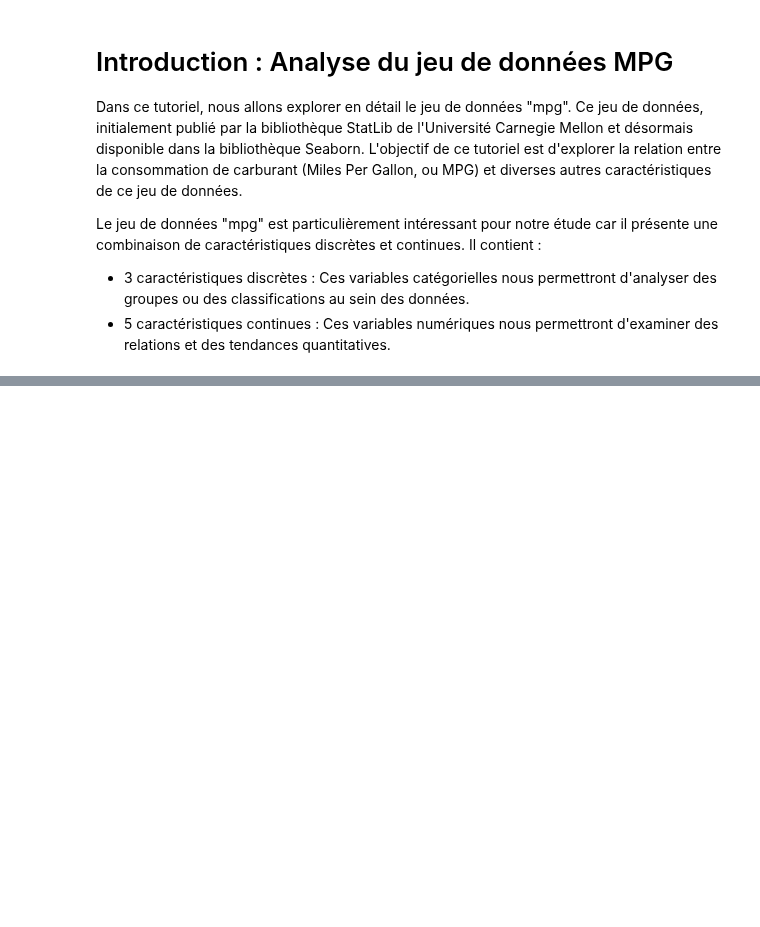
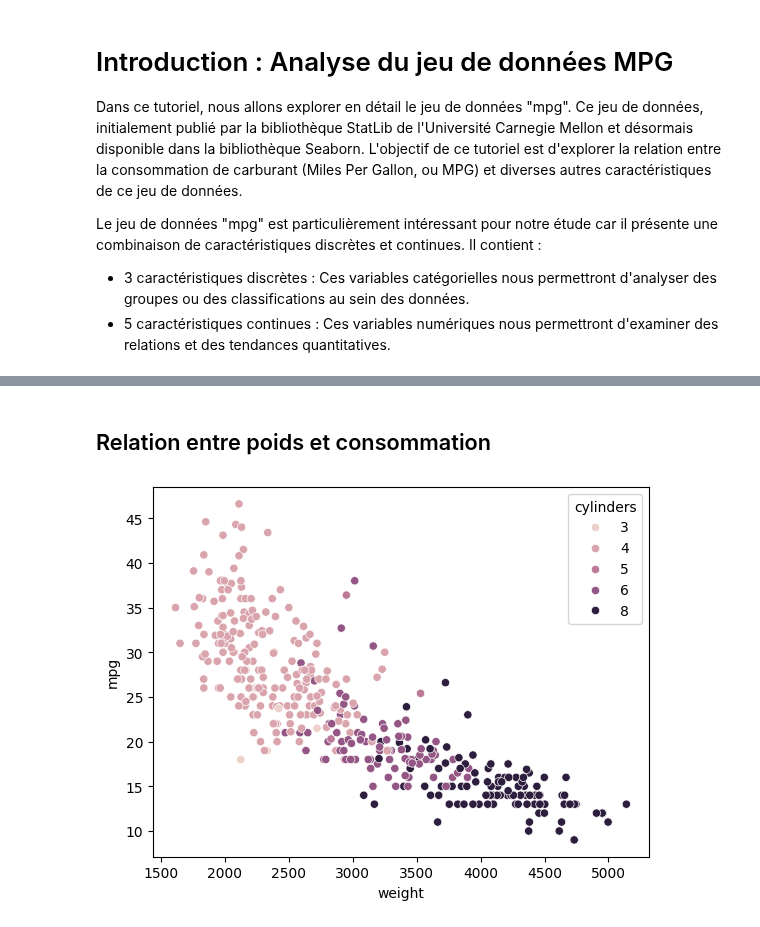
Before and after one commit to rosanajurdi/Data_Visualization_Course, a Jupyter notebook: lab-sessions/lab4-ScatterPlots_line plots_heatmaps.ipynb, the cells around one changed output, grey strips where cells are left out. Cells and saved outputs as stored; diff of their text form; code cells hidden in the pictures; blank space fills up the shorter version.

```diff
--- a/lab-sessions/lab4-ScatterPlots_line plots_heatmaps.ipynb
+++ b/lab-sessions/lab4-ScatterPlots_line plots_heatmaps.ipynb
@@ -21,0 +39,7 @@ mpg_df.head()
+# %% [markdown]
+## Relation entre poids et consommation
+# %%
+sns.scatterplot(data=mpg_df, x="weight", y="mpg", hue="cylinders")
+plt.show()
+# %% [output]
+[figure, added]
```
Also changed, not shown: parts of 14 cells of this notebook, 1 other file.
